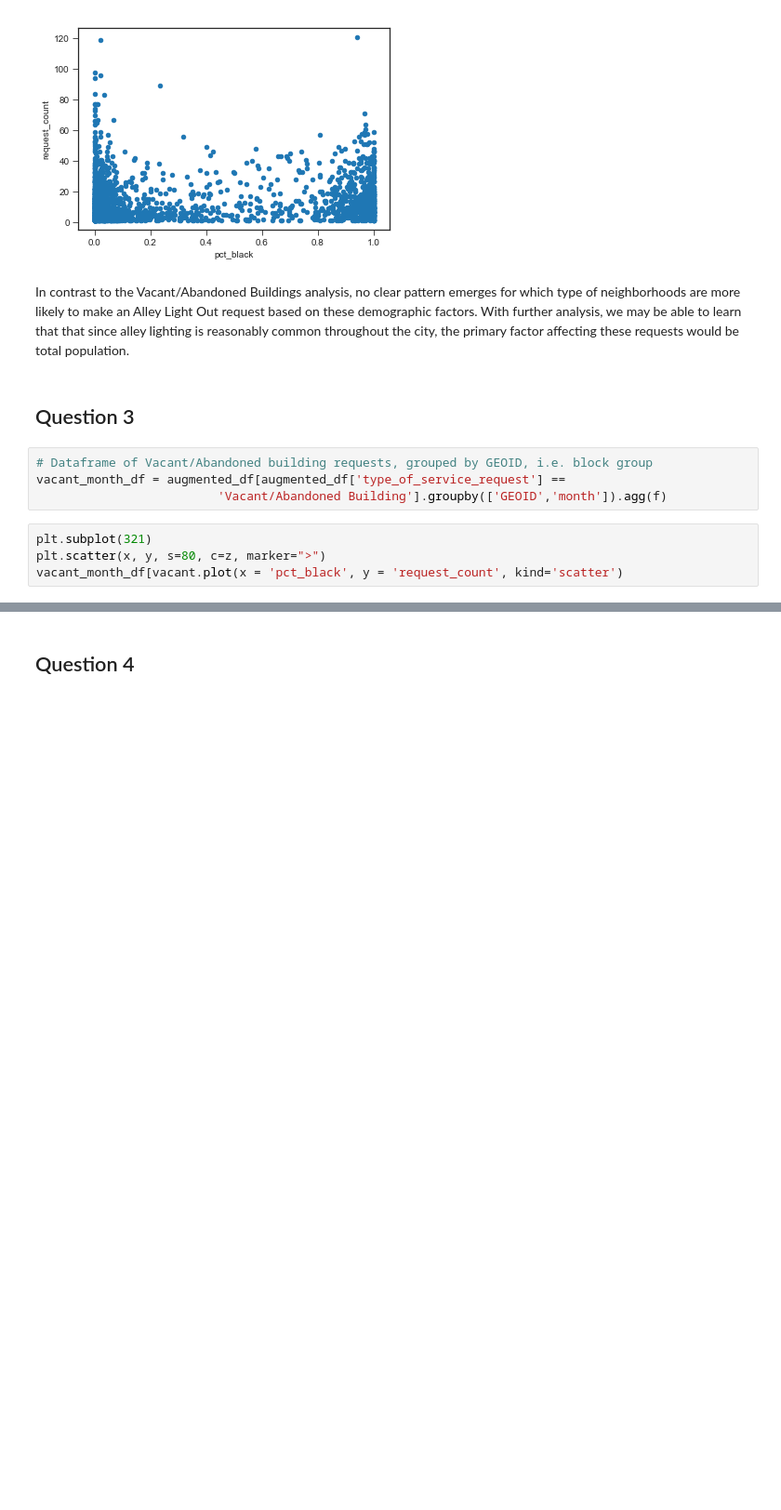
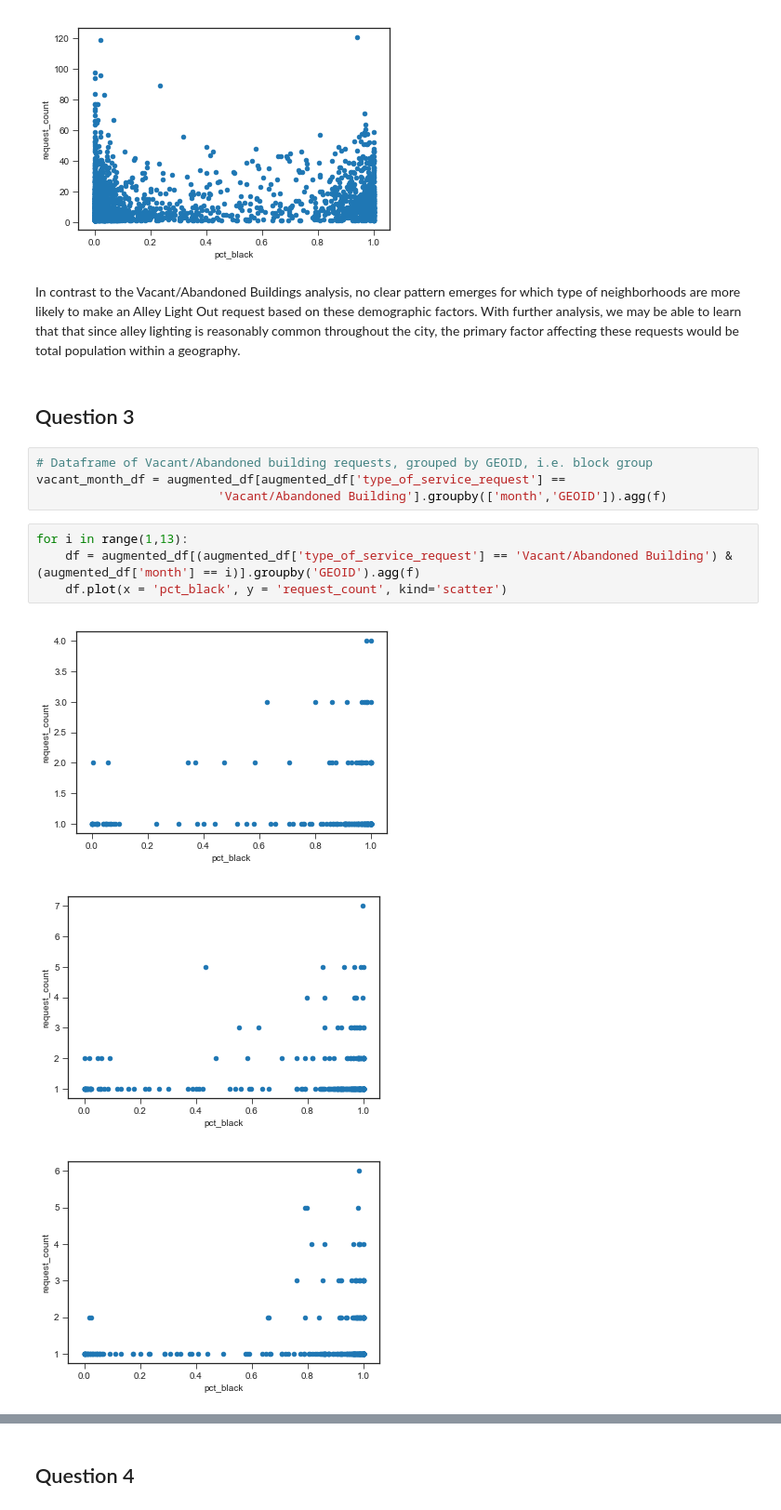
Before and after one commit to cherdeman/ML_for_Public_Policy, a Jupyter notebook: Assignment1/Herdeman - Assignment 1.ipynb, the cells around one changed output, grey strips where cells are left out. Shown at 93% size. Saved outputs shown, nothing was run; the diff lists cells and outputs as text; blank space fills up the shorter version.

```diff
--- a/Assignment1/Herdeman - Assignment 1.ipynb
+++ b/Assignment1/Herdeman - Assignment 1.ipynb
@@ -162,14 +162,18 @@ alley_df.plot(x = 'pct_black', y = 'request_count', kind='scatter')
 [figure]
 [figure]
 # %% [markdown]
-In contrast to the Vacant/Abandoned Buildings analysis, no clear pattern emerges for which type of neighborhoods are more likely to make an Alley Light Out request based on these demographic factors. With further analysis, we may be able to learn that that since alley lighting is reasonably common throughout the city, the primary factor affecting these requests would be total population.
+In contrast to the Vacant/Abandoned Buildings analysis, no clear pattern emerges for which type of neighborhoods are more likely to make an Alley Light Out request based on these demographic factors. With further analysis, we may be able to learn that that since alley lighting is reasonably common throughout the city, the primary factor affecting these requests would be total population within a geography.
 # %% [markdown]
 ## Question 3
 # %%
 # Dataframe of Vacant/Abandoned building requests, grouped by GEOID, i.e. block group
 vacant_month_df = augmented_df[augmented_df['type_of_service_request'] ==
-                         'Vacant/Abandoned Building'].groupby(['GEOID','month']).agg(f)
+                         'Vacant/Abandoned Building'].groupby(['month','GEOID']).agg(f)
-# %%
-plt.subplot(321)
-plt.scatter(x, y, s=80, c=z, marker=">")
-vacant_month_df[vacant.plot(x = 'pct_black', y = 'request_count', kind='scatter')
+# %%
+for i in range(1,13):
+    df = augmented_df[(augmented_df['type_of_service_request'] == 'Vacant/Abandoned Building') & (augmented_df['month'] == i)].groupby('GEOID').agg(f)
+    df.plot(x = 'pct_black', y = 'request_count', kind='scatter')
+# %% [output]
+[figure, added]
+[figure, added]
+[figure, added]
```
Also changed, not shown: parts of 5 cells of this notebook.
